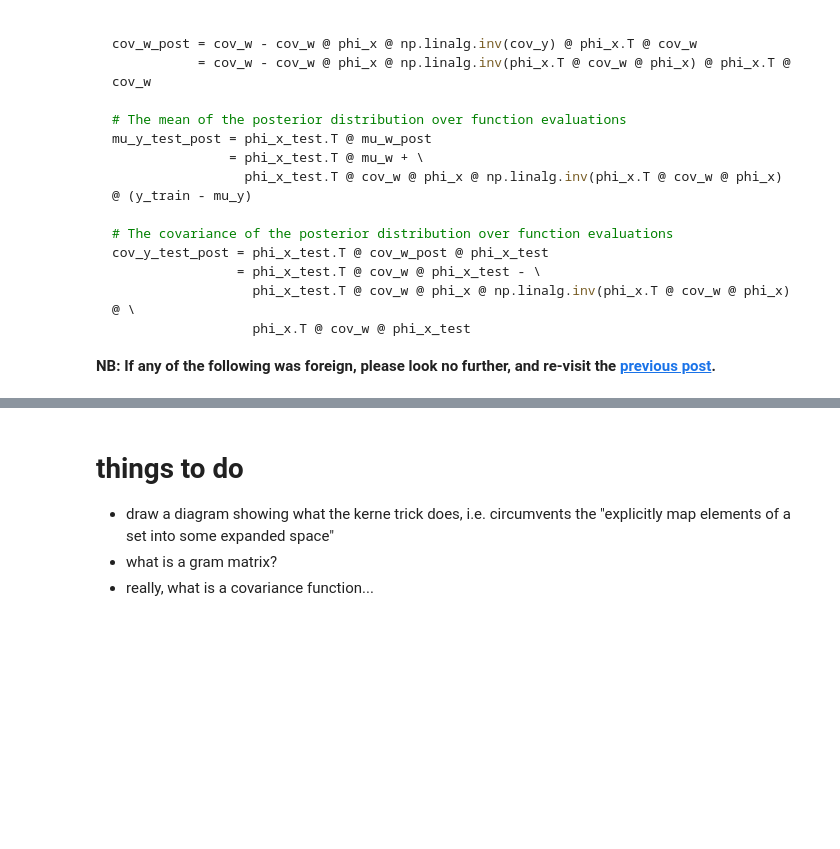
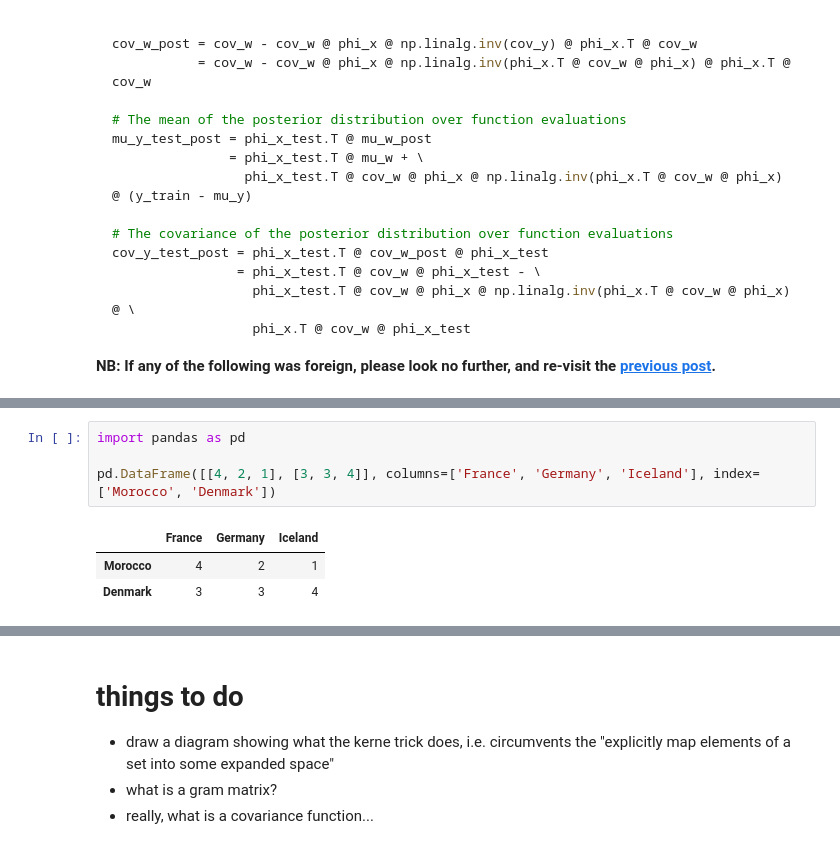
Before and after one commit to cavaunpeu/gaussian-processes, a Jupyter notebook: gaussian-processes-part-2.ipynb, the cells around one changed output, grey strips where cells are left out. Drawn from its saved outputs; the diff is of its cells as text; blank space fills up the shorter version.

```diff
--- a/gaussian-processes-part-2.ipynb
+++ b/gaussian-processes-part-2.ipynb
@@ -99,0 +112,8 @@ cov_y_test_post = phi_x_test.T @ cov_w_post @ phi_x_test
+# %%
+import pandas as pd
+
+pd.DataFrame([[4, 2, 1], [3, 3, 4]], columns=['France', 'Germany', 'Iceland'], index=['Morocco', 'Denmark'])
+# %% [output]
+|  | France | Germany | Iceland |
+| Morocco | 4 | 2 | 1 |
+| Denmark | 3 | 3 | 4 |
```
Also changed, not shown: parts of 11 cells of this notebook.
